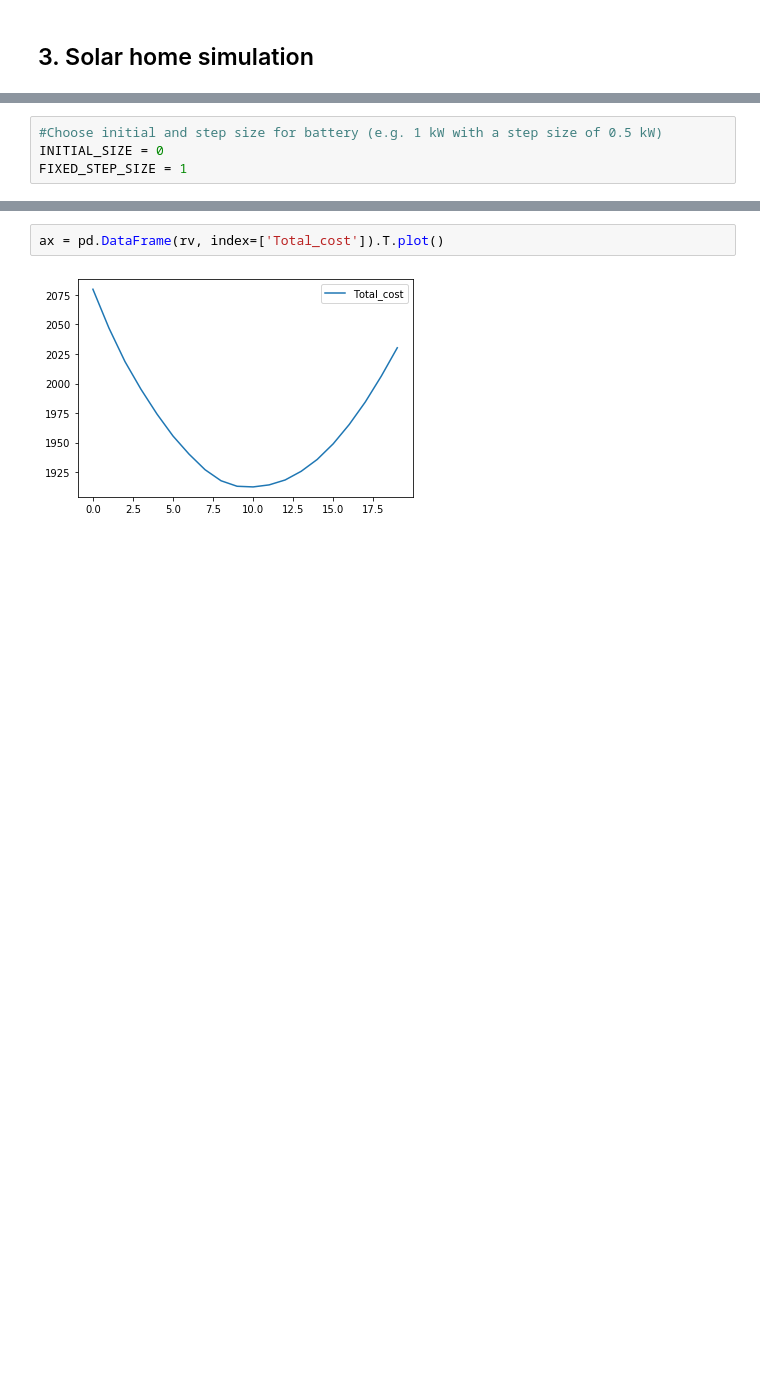
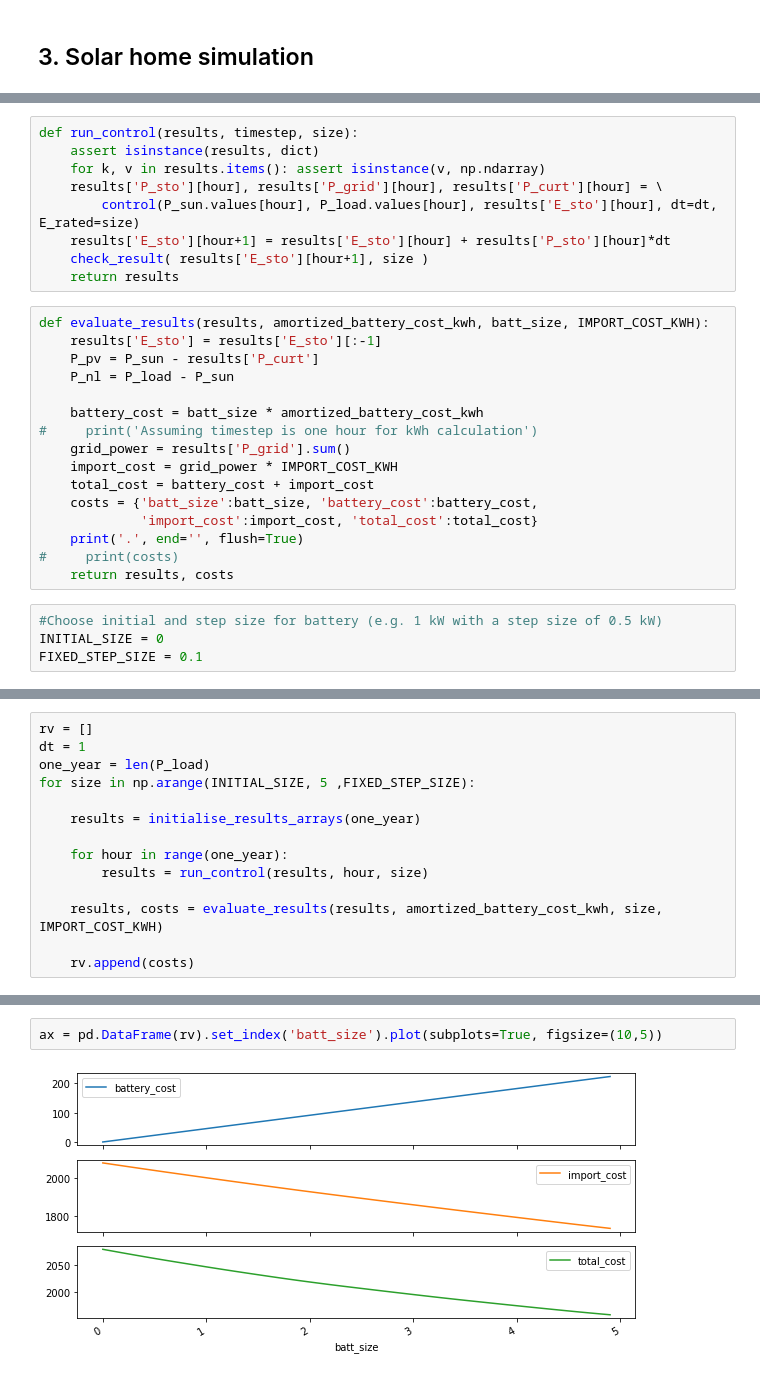
Before and after one commit to rbrown-orxa/LC_App_2_microservices, a Jupyter notebook: Rule_based_Battery_Optimiser.ipynb, the cells around one changed output, grey strips where cells are left out. Saved outputs shown, nothing was run; the diff lists cells and outputs as text; blank space fills up the shorter version.

Commit message:
started refactoring battery optimiser out into separate

```diff
--- a/Rule_based_Battery_Optimiser.ipynb
+++ b/Rule_based_Battery_Optimiser.ipynb
@@ -172,4 +131,29 @@ amortized_battery_cost_kwh
+# %%
+def run_control(results, timestep, size):
+    assert isinstance(results, dict)
+    for k, v in results.items(): assert isinstance(v, np.ndarray)
+    results['P_sto'][hour], results['P_grid'][hour], results['P_curt'][hour] = \
+        control(P_sun.values[hour], P_load.values[hour], results['E_sto'][hour], dt=dt, E_rated=size)
+    results['E_sto'][hour+1] = results['E_sto'][hour] + results['P_sto'][hour]*dt
+    check_result( results['E_sto'][hour+1], size )
+    return results
+# %%
+def evaluate_results(results, amortized_battery_cost_kwh, batt_size, IMPORT_COST_KWH):
+    results['E_sto'] = results['E_sto'][:-1]
+    P_pv = P_sun - results['P_curt']
+    P_nl = P_load - P_sun
+
+    battery_cost = batt_size * amortized_battery_cost_kwh
+#     print('Assuming timestep is one hour for kWh calculation')
+    grid_power = results['P_grid'].sum()
+    import_cost = grid_power * IMPORT_COST_KWH
+    total_cost = battery_cost + import_cost
+    costs = {'batt_size':batt_size, 'battery_cost':battery_cost,
+             'import_cost':import_cost, 'total_cost':total_cost}
+    print('.', end='', flush=True)
+#     print(costs)
+    return results, costs
 # %%
 #Choose initial and step size for battery (e.g. 1 kW with a step size of 0.5 kW)
 INITIAL_SIZE = 0
-FIXED_STEP_SIZE = 1
+FIXED_STEP_SIZE = 0.1
@@ -234,0 +162,14 @@ Battery size:19         battery cost:866.88     Import kWh:5816.99      Import c
+# %%
+rv = []
+dt = 1
+one_year = len(P_load)
+for size in np.arange(INITIAL_SIZE, 5 ,FIXED_STEP_SIZE):
+
+    results = initialise_results_arrays(one_year)
+
+    for hour in range(one_year):
+        results = run_control(results, hour, size)
+
+    results, costs = evaluate_results(results, amortized_battery_cost_kwh, size, IMPORT_COST_KWH)
+
+    rv.append(costs)
@@ -235,4 +178,4 @@ Battery size:19         battery cost:866.88     Import kWh:5816.99      Import c
 # %%
-ax = pd.DataFrame(rv, index=['Total_cost']).T.plot()
+ax = pd.DataFrame(rv).set_index('batt_size').plot(subplots=True, figsize=(10,5))
 # %% [output]
-[figure, old version]
+[figure, new version]
```
Also changed, not shown: parts of 30 cells of this notebook.
